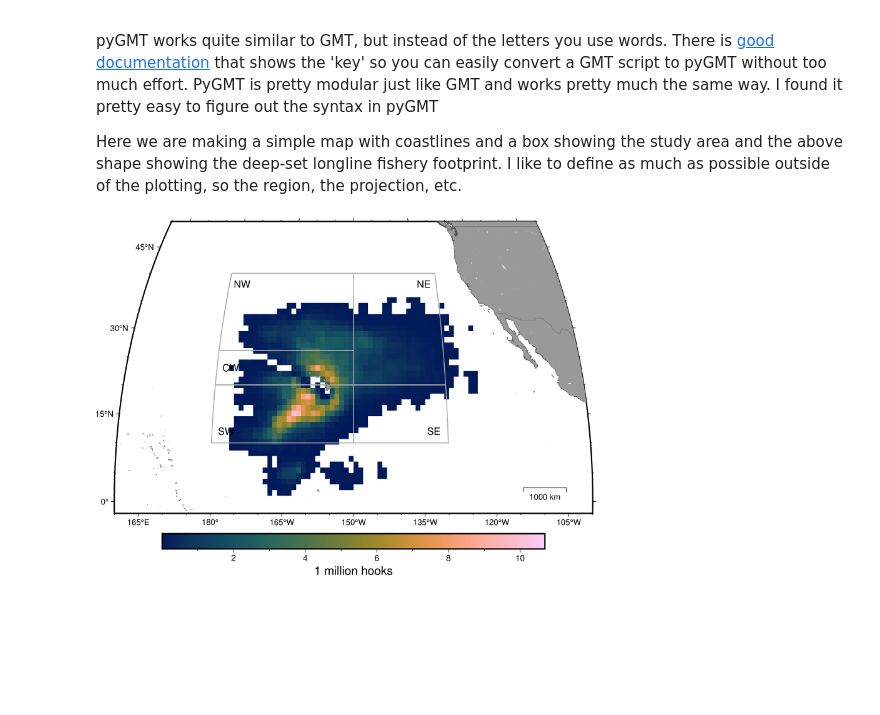
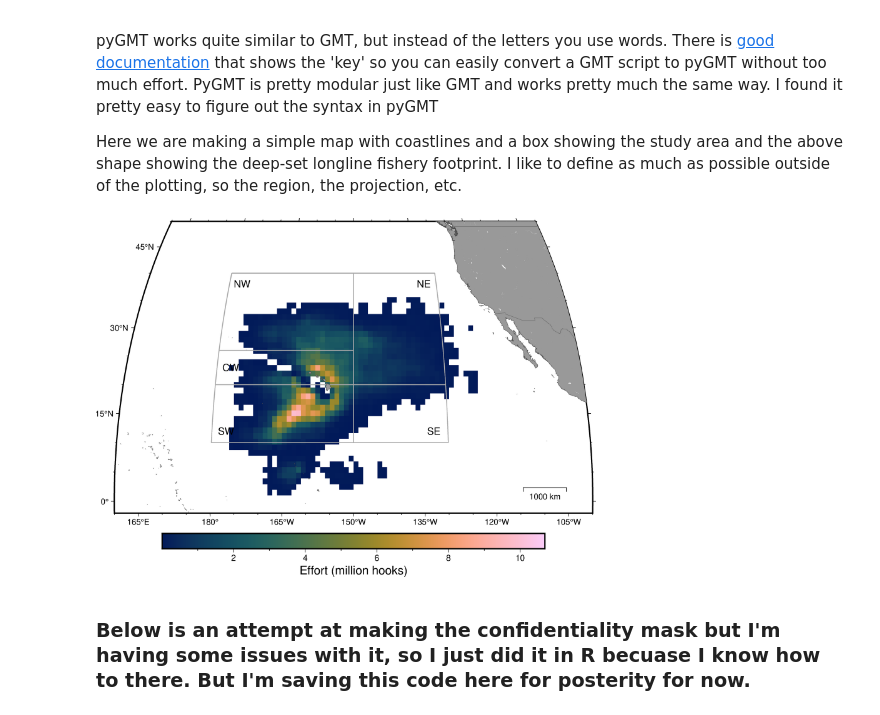
Before and after one commit to noaa-pifsc/PRP-ENSO-LonglineFishery, a Jupyter notebook: ENSO_EffortAreaMap.ipynb, the cells around one changed output. Drawn from its saved outputs; the diff is of its cells as text; code cells hidden in the pictures; blank space fills up the shorter version.

```diff
--- a/ENSO_EffortAreaMap.ipynb
+++ b/ENSO_EffortAreaMap.ipynb
@@ -122,6 +122,7 @@ fig.grdimage(
     region=region,
     cmap="batlow"
 )
+# Adds the main effort shape
 '''fig.plot(
     projection=projection,
     region=region,
@@ -144,36 +145,38 @@ fig.plot(
     data=np.array([[180,40,180,10],[-150,40,-150,10],[-130,40,-130,10]]),
     style="=0.4c+s",  # geographic so there is a bowing to the line
     pen="1p,darkgray",
 )
 # Add the text
 fig.text(
     projection=projection,
     text=['NW', 'CW', 'SW', 'NE', 'SE'],
     x=[-177, -177, -177, -133, -133],
     y=[38, 23, 12, 38, 12],
     font='12p,Helvetica,black'
 )
 
 # Add a coastline for a crisper look
 fig.coast(projection=projection,
           resolution='h',
           shorelines='1/0.25p,gray30',
           borders=["1/0.25p,gray40"],
           land='gray60')
 
 # Add a legend to the bottom right corner
 #fig.legend(position="g-120/4",
 #           S=1.2)
 # Add a colorbar
-fig.colorbar(frame="x+l1 million hooks")
+fig.colorbar(frame="x+lEffort (million hooks)")
 
 # Display figure
 fig.show()
 
 # Save the figure
-#fig.savefig('/Users/jwren/Documents/ClimateVariability/ENSO_LonglineFishery/PubMap_Wollweide.png', crop=True)
+fig.savefig('/Users/jwren/Documents/ClimateVariability/ENSO_LonglineFishery/PubMap_Wollweide_effort.png', crop=True)
 # %% [output]
-[figure, old version]
+[figure, new version]
+# %% [markdown]
+### Below is an attempt at making the confidentiality mask but I'm having some issues with it, so I just did it in R becuase I know how to there. But I'm saving this code here for posterity for now.
 # %%
 '''import pandas as pd
 import geopandas as gpd
```
